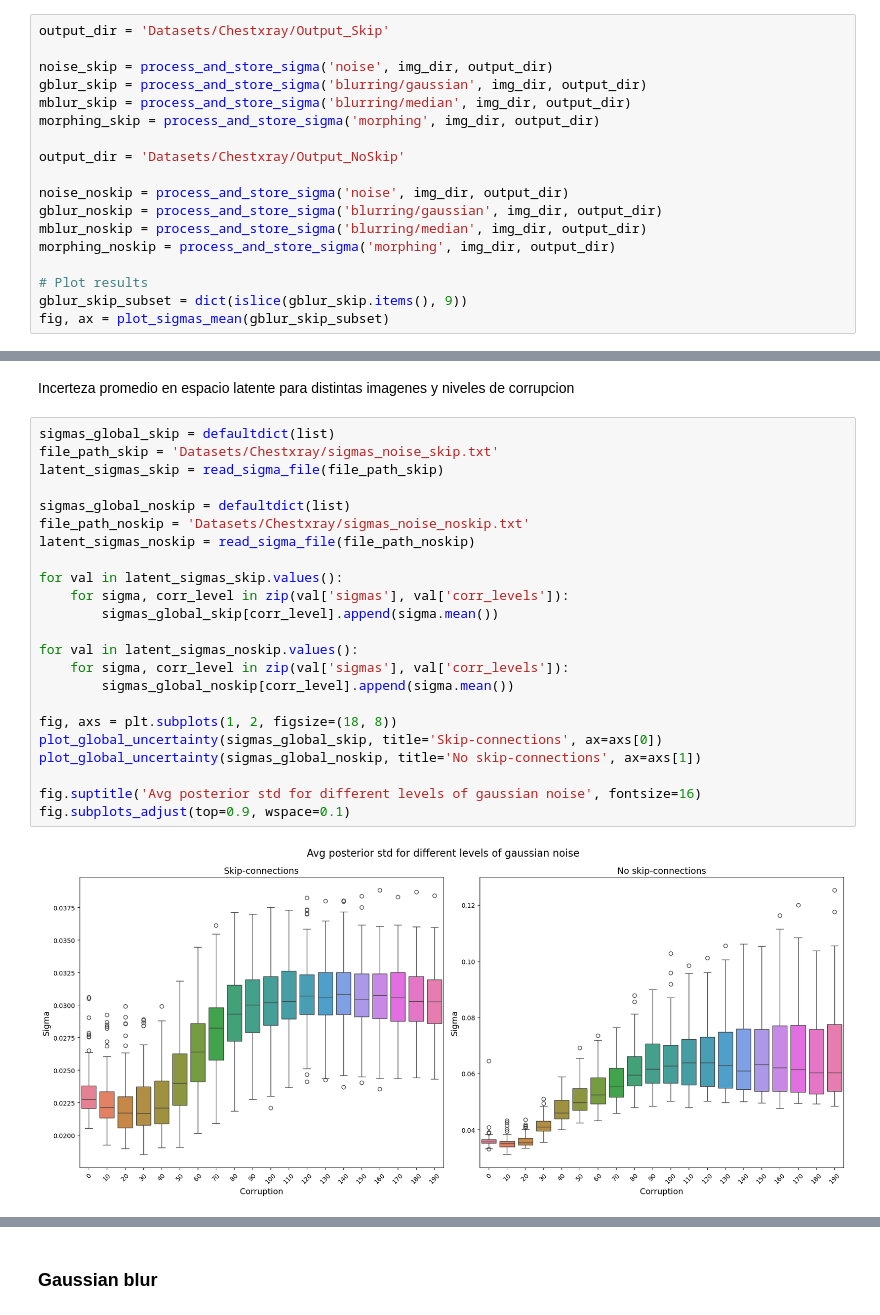
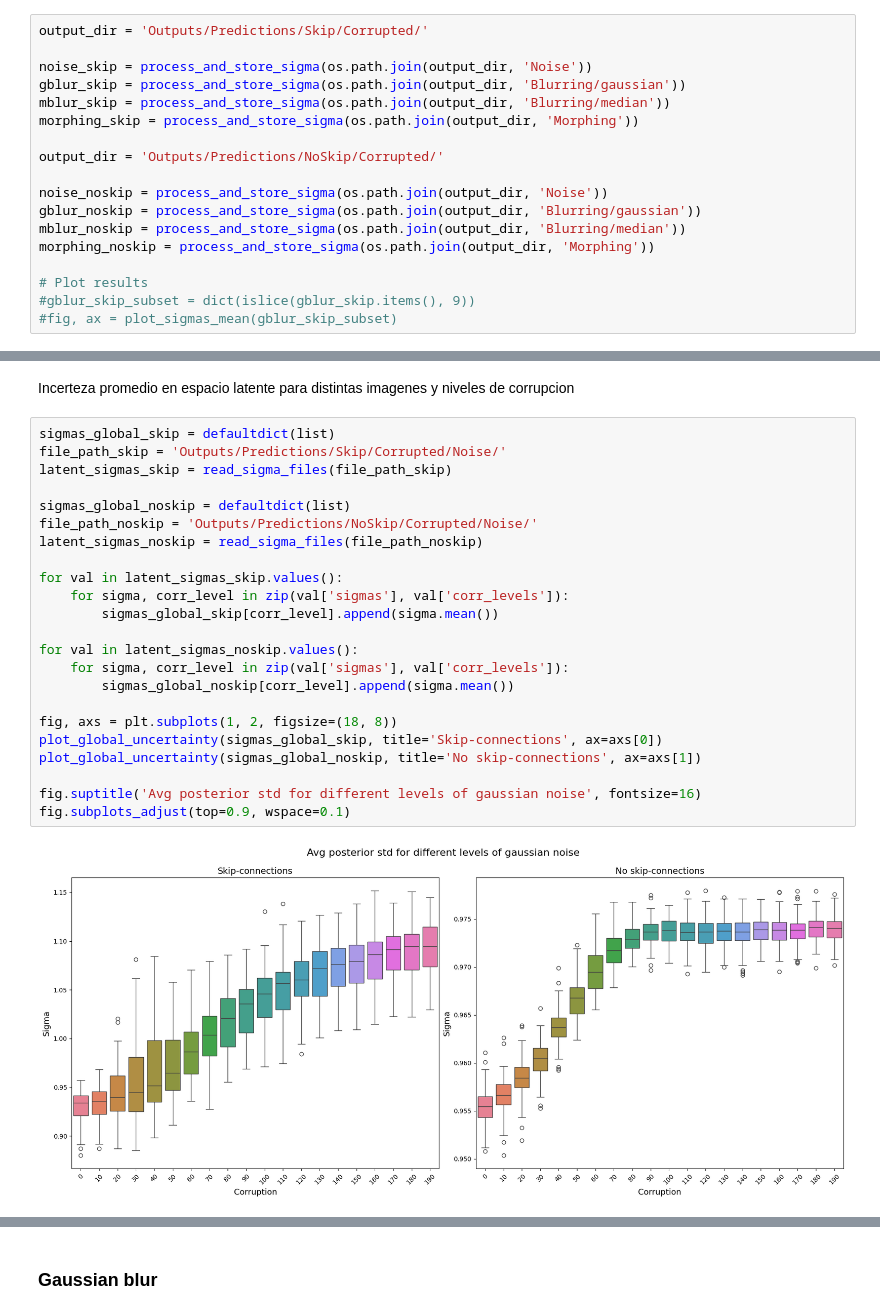
Before and after one commit to mcosarinsky/HybridGNet-uncertainty, a Jupyter notebook: Uncertainty_plots.ipynb, the cells around one changed output, grey strips where cells are left out. Cells and saved outputs as stored; diff of their text form.

```diff
--- a/Uncertainty_plots.ipynb
+++ b/Uncertainty_plots.ipynb
@@ -13,18 +11,18 @@ img_dir = 'Datasets/Chestxray/images'
 # %%
-output_dir = 'Datasets/Chestxray/Output_Skip'
+output_dir = 'Outputs/Predictions/Skip/Corrupted/'
 
-noise_skip = process_and_store_sigma('noise', img_dir, output_dir)
-gblur_skip = process_and_store_sigma('blurring/gaussian', img_dir, output_dir)
-mblur_skip = process_and_store_sigma('blurring/median', img_dir, output_dir)
-morphing_skip = process_and_store_sigma('morphing', img_dir, output_dir)
+noise_skip = process_and_store_sigma(os.path.join(output_dir, 'Noise'))
+gblur_skip = process_and_store_sigma(os.path.join(output_dir, 'Blurring/gaussian'))
+mblur_skip = process_and_store_sigma(os.path.join(output_dir, 'Blurring/median'))
+morphing_skip = process_and_store_sigma(os.path.join(output_dir, 'Morphing'))
 
-output_dir = 'Datasets/Chestxray/Output_NoSkip'
+output_dir = 'Outputs/Predictions/NoSkip/Corrupted/'
 
-noise_noskip = process_and_store_sigma('noise', img_dir, output_dir)
-gblur_noskip = process_and_store_sigma('blurring/gaussian', img_dir, output_dir)
-mblur_noskip = process_and_store_sigma('blurring/median', img_dir, output_dir)
-morphing_noskip = process_and_store_sigma('morphing', img_dir, output_dir)
+noise_noskip = process_and_store_sigma(os.path.join(output_dir, 'Noise'))
+gblur_noskip = process_and_store_sigma(os.path.join(output_dir, 'Blurring/gaussian'))
+mblur_noskip = process_and_store_sigma(os.path.join(output_dir, 'Blurring/median'))
+morphing_noskip = process_and_store_sigma(os.path.join(output_dir, 'Morphing'))
 
 # Plot results
-gblur_skip_subset = dict(islice(gblur_skip.items(), 9))
-fig, ax = plot_sigmas_mean(gblur_skip_subset)
+#gblur_skip_subset = dict(islice(gblur_skip.items(), 9))
+#fig, ax = plot_sigmas_mean(gblur_skip_subset)
@@ -82,26 +78,26 @@ fig.subplots_adjust(top=0.9, wspace=0.1)
 Incerteza promedio en espacio latente para distintas imagenes y niveles de corrupcion
 # %%
 sigmas_global_skip = defaultdict(list)
-file_path_skip = 'Datasets/Chestxray/sigmas_noise_skip.txt'
-latent_sigmas_skip = read_sigma_file(file_path_skip)
+file_path_skip = 'Outputs/Predictions/Skip/Corrupted/Noise/'
+latent_sigmas_skip = read_sigma_files(file_path_skip)
 
 sigmas_global_noskip = defaultdict(list)
-file_path_noskip = 'Datasets/Chestxray/sigmas_noise_noskip.txt'
-latent_sigmas_noskip = read_sigma_file(file_path_noskip)
+file_path_noskip = 'Outputs/Predictions/NoSkip/Corrupted/Noise/'
+latent_sigmas_noskip = read_sigma_files(file_path_noskip)
 
 for val in latent_sigmas_skip.values():
     for sigma, corr_level in zip(val['sigmas'], val['corr_levels']):
         sigmas_global_skip[corr_level].append(sigma.mean())
 
 for val in latent_sigmas_noskip.values():
     for sigma, corr_level in zip(val['sigmas'], val['corr_levels']):
         sigmas_global_noskip[corr_level].append(sigma.mean())
 
 fig, axs = plt.subplots(1, 2, figsize=(18, 8))
 plot_global_uncertainty(sigmas_global_skip, title='Skip-connections', ax=axs[0])
 plot_global_uncertainty(sigmas_global_noskip, title='No skip-connections', ax=axs[1])
 
 fig.suptitle('Avg posterior std for different levels of gaussian noise', fontsize=16)
 fig.subplots_adjust(top=0.9, wspace=0.1)
 # %% [output]
-[figure, old version]
+[figure, new version]
```
Also changed, not shown: parts of 18 cells of this notebook, 20 other files.
